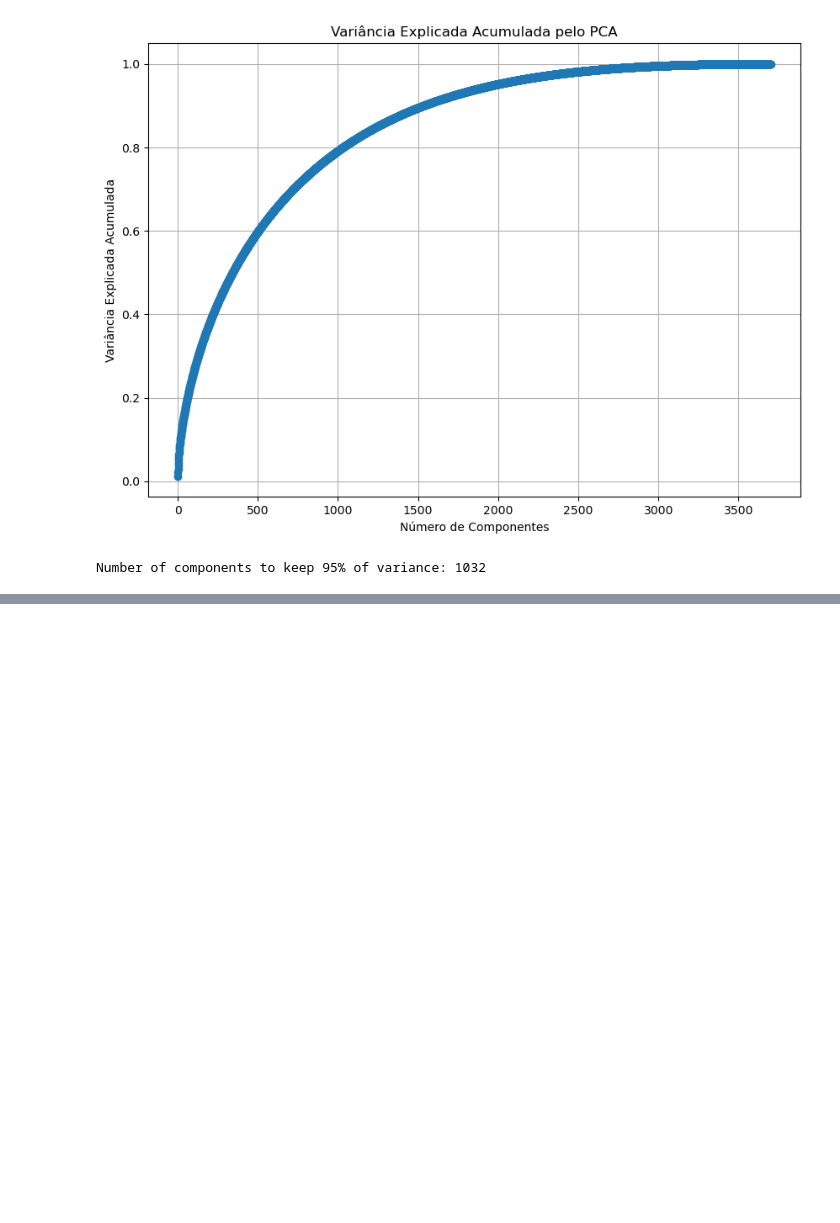
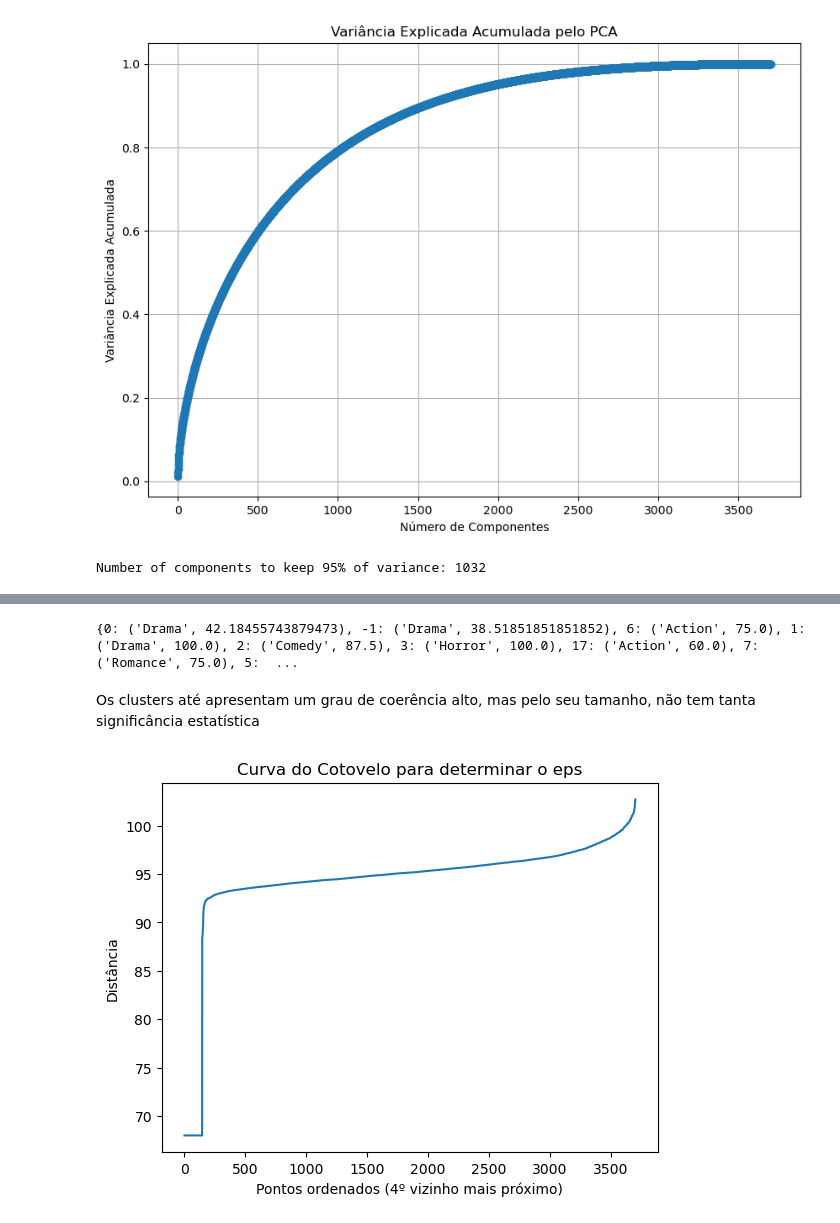
Before and after one commit to MrBarreto/DataMining, a Jupyter notebook: t4/t4.ipynb, the cells around one changed output, grey strips where cells are left out. Saved outputs shown, nothing was run; the diff lists cells and outputs as text; code cells hidden in the pictures; blank space fills up the shorter version.

```diff
--- a/t4/t4.ipynb
+++ b/t4/t4.ipynb
@@ -632,0 +643,3 @@ Shape of the reduced data: (3702, 1032)
+# %%
+svd = TruncatedSVD(n_components=num_components)
+X_svd_reduced = svd.fit_transform(ratings_matrix_normalized)
@@ -632,0 +731,19 @@ Shape of the reduced data: (3702, 1032)
+# %%
+print(cluster_genero_predominante_DBSCAN_PCA)
+# %% [output]
+{0: ('Drama', 42.18455743879473), -1: ('Drama', 38.51851851851852), 6: ('Action', 75.0), 1: ('Drama', 100.0), 2: ('Comedy', 87.5), 3: ('Horror', 100.0), 17: ('Action', 60.0), 7: ('Romance', 75.0), 5:  ...
+# %% [markdown]
+Os clusters até apresentam um grau de coerência alto, mas pelo seu tamanho, não tem tanta significância estatística
+# %%
+k = 1000  # Ajuste conforme necessário
+nbrs = NearestNeighbors(n_neighbors=k).fit(X_svd_reduced)
+distances, indices = nbrs.kneighbors(X_svd_reduced)
+# %%
+k_distances = np.sort(distances[:, k-1], axis=0)
+plt.plot(k_distances)
+plt.xlabel("Pontos ordenados (4º vizinho mais próximo)")
+plt.ylabel("Distância")
+plt.title("Curva do Cotovelo para determinar o eps")
+plt.show()
+# %% [output]
+[figure, added]
```
Also changed, not shown: parts of 61 cells of this notebook.
